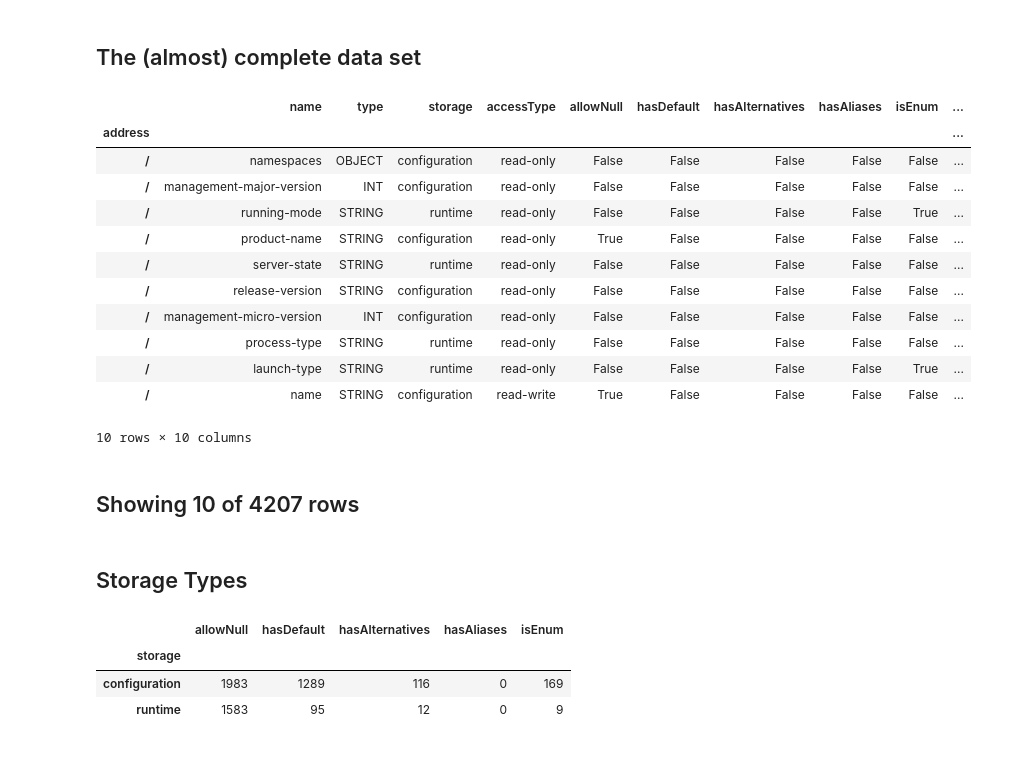
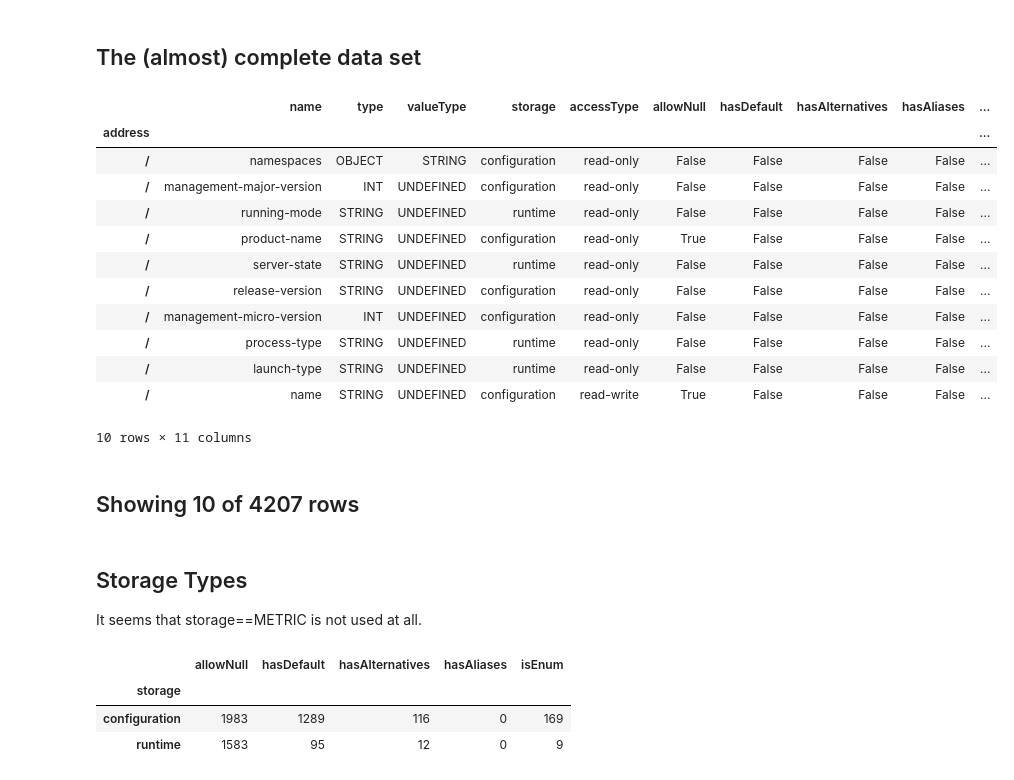
Before and after one commit to hal/dmr.analytics, a Jupyter notebook: notebooks/AttributeMetaData.ipynb, the cells around one changed output. Saved outputs shown, nothing was run; the diff lists cells and outputs as text; code cells hidden in the pictures.

Commit message:
update attributes notebook

```diff
--- a/notebooks/AttributeMetaData.ipynb
+++ b/notebooks/AttributeMetaData.ipynb
@@ -5,35 +5,37 @@ import matplotlib.pyplot as plt
 from IPython.display import HTML
 # %%
 # some diplay options
-pd.set_option('display.max_colwidth', 500)
+pd.set_option('display.max_colwidth', 600)
 pd.set_option('display.width', 1024)
 # %% [markdown]
 ## The (almost) complete data set
 # %%
-imported = pd.read_csv('../output/attributes-2014.07.08-11.10.21.csv', index_col=0)
+imported = pd.read_csv('../output/attributes-2014.07.08-03.07.31.csv', index_col=0)
 df = imported.sort(ascending=[0])
 df[:10]
 # %% [output]
-|  | name | type | storage | accessType | allowNull | hasDefault | hasAlternatives | hasAliases | isEnum | ... |
+|  | name | type | valueType | storage | accessType | allowNull | hasDefault | hasAlternatives | hasAliases | ... |
 | address |  |  |  |  |  |  |  |  |  | ... |
-| / | namespaces | OBJECT | configuration | read-only | False | False | False | False | False | ... |
-| / | management-major-version | INT | configuration | read-only | False | False | False | False | False | ... |
-| / | running-mode | STRING | runtime | read-only | False | False | False | False | True | ... |
-| / | product-name | STRING | configuration | read-only | True | False | False | False | False | ... |
-| / | server-state | STRING | runtime | read-only | False | False | False | False | False | ... |
-| / | release-version | STRING | configuration | read-only | False | False | False | False | False | ... |
-| / | management-micro-version | INT | configuration | read-only | False | False | False | False | False | ... |
-| / | process-type | STRING | runtime | read-only | False | False | False | False | False | ... |
-| / | launch-type | STRING | runtime | read-only | False | False | False | False | True | ... |
-| / | name | STRING | configuration | read-write | True | False | False | False | False | ... |
+| / | namespaces | OBJECT | STRING | configuration | read-only | False | False | False | False | ... |
+| / | management-major-version | INT | UNDEFINED | configuration | read-only | False | False | False | False | ... |
+| / | running-mode | STRING | UNDEFINED | runtime | read-only | False | False | False | False | ... |
+| / | product-name | STRING | UNDEFINED | configuration | read-only | True | False | False | False | ... |
+| / | server-state | STRING | UNDEFINED | runtime | read-only | False | False | False | False | ... |
+| / | release-version | STRING | UNDEFINED | configuration | read-only | False | False | False | False | ... |
+| / | management-micro-version | INT | UNDEFINED | configuration | read-only | False | False | False | False | ... |
+| / | process-type | STRING | UNDEFINED | runtime | read-only | False | False | False | False | ... |
+| / | launch-type | STRING | UNDEFINED | runtime | read-only | False | False | False | False | ... |
+| / | name | STRING | UNDEFINED | configuration | read-write | True | False | False | False | ... |
-10 rows × 10 columns
+10 rows × 11 columns
 # %%
 total = df['name'].count()
 h = HTML("<h2>Showing 10 of "+str(total)+" rows</h2>"); h
 # %% [output]
 Showing 10 of 4207 rows
-# %% [markdown]
-## Storage Types
+# %% [markdown]
+## Storage Types
+
+It seems that storage==METRIC is not used at all.
 # %%
 df.groupby("storage").sum()
 # %% [output]
```
Also changed, not shown: parts of 9 cells of this notebook.
